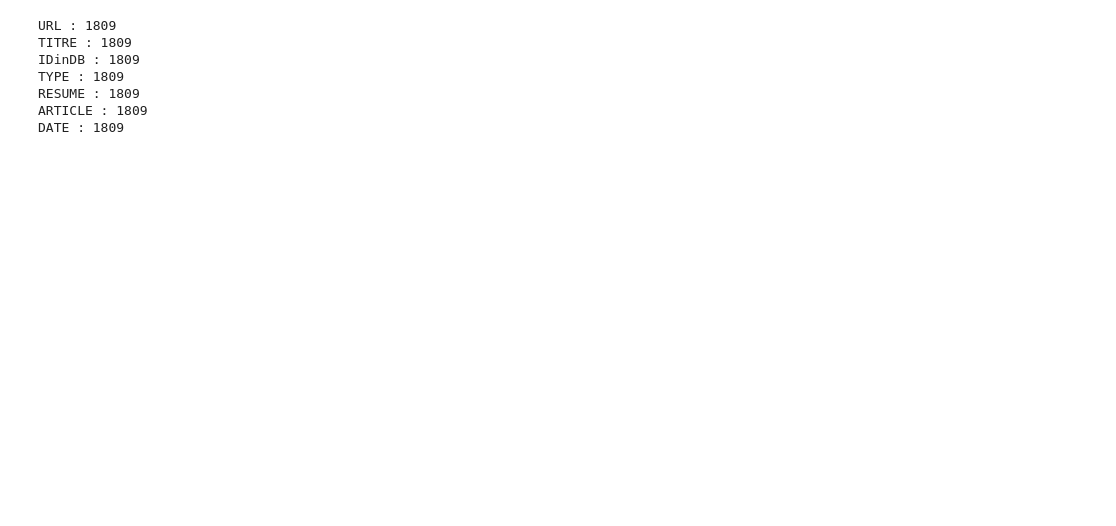
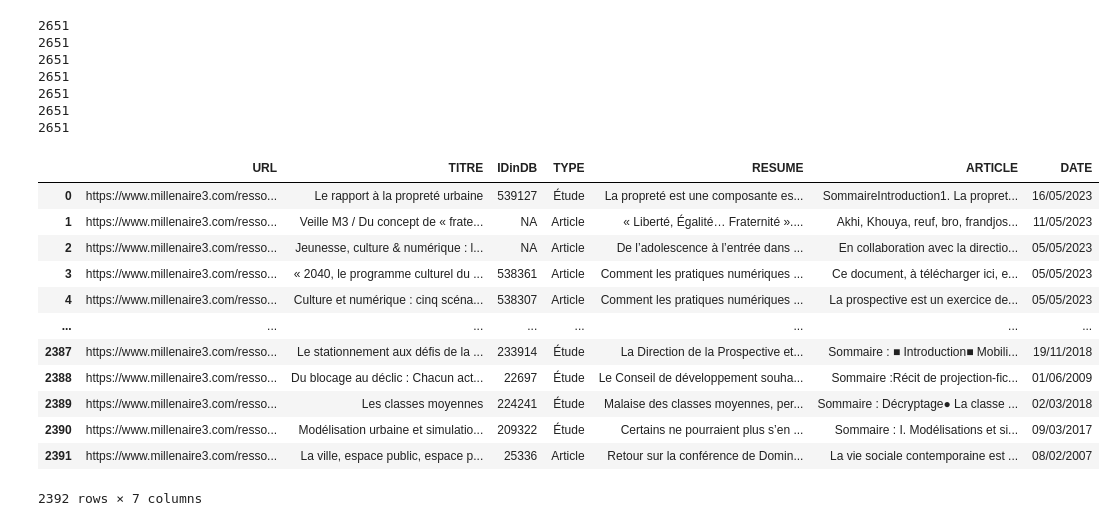
Before and after one commit to Geminy3/Skoli_M3, a Jupyter notebook: Scrap_M3.ipynb, the cells around one changed output. Saved outputs shown, nothing was run; the diff lists cells and outputs as text; code cells hidden in the pictures; blank space fills up the shorter version.

```diff
--- a/Scrap_M3.ipynb
+++ b/Scrap_M3.ipynb
@@ -254,19 +235,34 @@ for i, url in enumerate(urls):
 # %%
 for keys in container:
-    print(keys, ":", len(container[keys]))
+    print(len(container[keys]))
 # %% [output]
-URL : 1809
-TITRE : 1809
-IDinDB : 1809
-TYPE : 1809
-RESUME : 1809
-ARTICLE : 1809
-DATE : 1809
+2651
+2651
+2651
+2651
+2651
+2651
+2651
 # %%
 # container["URL"].append("NA")
 # container["TITRE"].append("NA")
 # container["IDinDB"].append("NA")
 # container["ARTICLE"].append("NA")
 # container["DATE"].append("NA")
 tab = pd.DataFrame(container)
-tab.to_csv("./data_web.csv")
+tab.to_csv("./data_web2.csv")
+tab
+# %% [output]
+|  | URL | TITRE | IDinDB | TYPE | RESUME | ARTICLE | DATE |
+| 0 | https://www.millenaire3.com/resso... | Le rapport à la propreté urbaine | 539127 | Étude | La propreté est une composante es... | SommaireIntroduction1. La propret... | 16/05/2023 |
+| 1 | https://www.millenaire3.com/resso... | Veille M3 / Du concept de « frate... | NA | Article | « Liberté, Égalité… Fraternité ».... | Akhi, Khouya, reuf, bro, frandjos... | 11/05/2023 |
+| 2 | https://www.millenaire3.com/resso... | Jeunesse, culture & numérique : l... | NA | Article | De l’adolescence à l’entrée dans ... | En collaboration avec la directio... | 05/05/2023 |
+| 3 | https://www.millenaire3.com/resso... | « 2040, le programme culturel du ... | 538361 | Article | Comment les pratiques numériques ... | Ce document, à télécharger ici, e... | 05/05/2023 |
+| 4 | https://www.millenaire3.com/resso... | Culture et numérique : cinq scéna... | 538307 | Article | Comment les pratiques numériques ... | La prospective est un exercice de... | 05/05/2023 |
+| ... | ... | ... | ... | ... | ... | ... | ... |
+| 2387 | https://www.millenaire3.com/resso... | Le stationnement aux défis de la ... | 233914 | Étude | La Direction de la Prospective et... | Sommaire : ■ Introduction■ Mobili... | 19/11/2018 |
+| 2388 | https://www.millenaire3.com/resso... | Du blocage au déclic : Chacun act... | 22697 | Étude | Le Conseil de développement souha... | Sommaire :Récit de projection-fic... | 01/06/2009 |
+| 2389 | https://www.millenaire3.com/resso... | Les classes moyennes | 224241 | Étude | Malaise des classes moyennes, per... | Sommaire : Décryptage● La classe ... | 02/03/2018 |
+| 2390 | https://www.millenaire3.com/resso... | Modélisation urbaine et simulatio... | 209322 | Étude | Certains ne pourraient plus s’en ... | Sommaire : I. Modélisations et si... | 09/03/2017 |
+| 2391 | https://www.millenaire3.com/resso... | La ville, espace public, espace p... | 25336 | Article | Retour sur la conférence de Domin... | La vie sociale contemporaine est ... | 08/02/2007 |
+2392 rows × 7 columns
```
Also changed, not shown: parts of 13 cells of this notebook, 1 other file.
